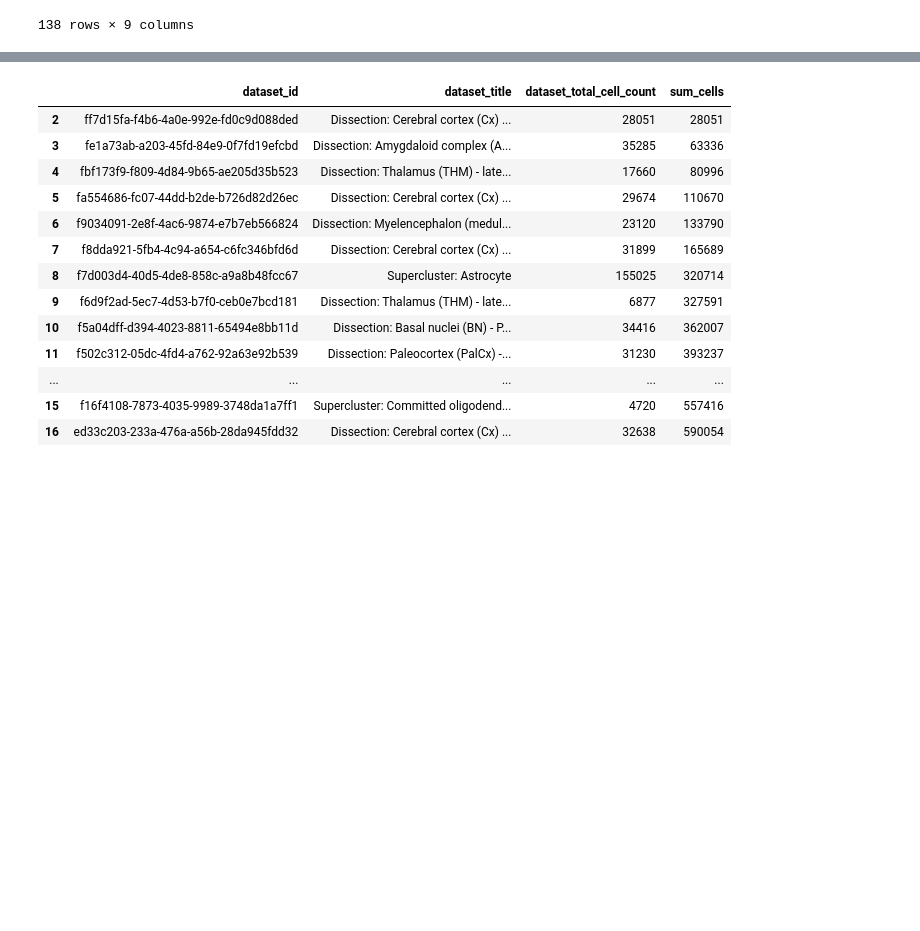
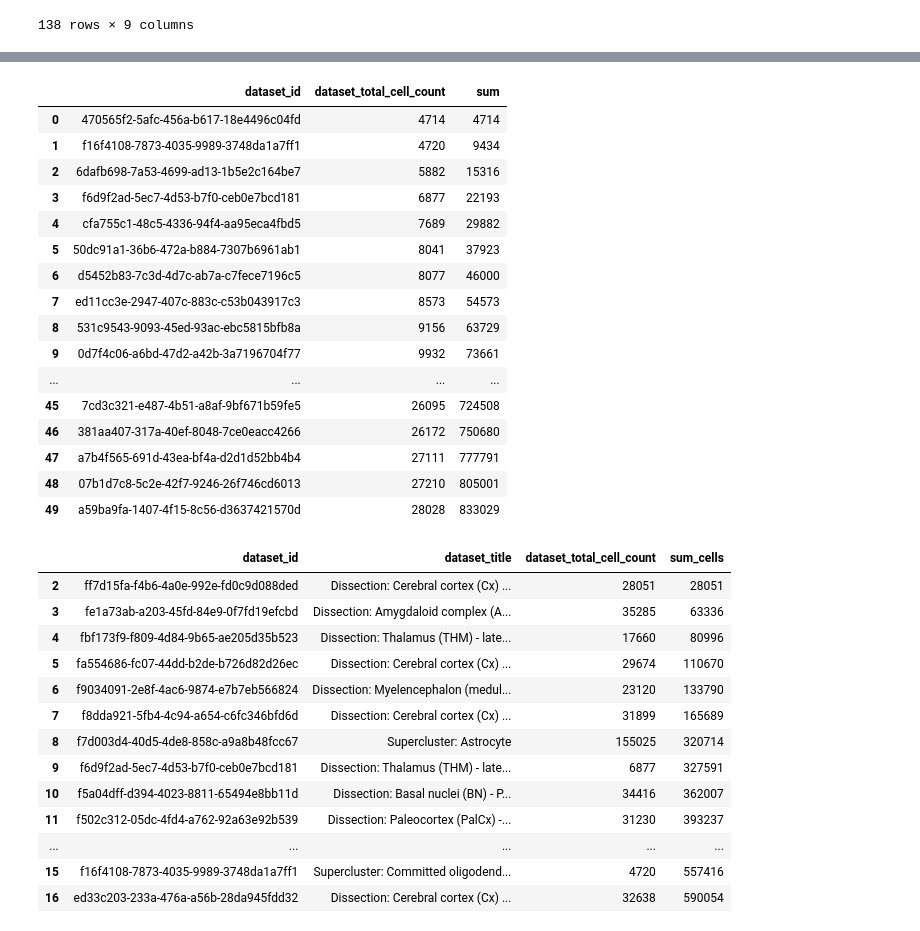
Before and after one commit to TileDB-Inc/arrayloader-benchmarks, a Jupyter notebook: notebooks/download-census-slice.ipynb, the cells around one changed output, grey strips where cells are left out. Cells and saved outputs as stored; diff of their text form; code cells hidden in the pictures; blank space fills up the shorter version.

```diff
--- a/notebooks/download-census-slice.ipynb
+++ b/notebooks/download-census-slice.ipynb
@@ -89,3 +89,6 @@ ddf
 | 136 | 332 | 283d65eb-dd53-496d-adb7-7570c7caa443 | Human Brain Cell Atlas v1.0 | 10.1126/science.add7046 | 0325478a-9b52-45b5-b40a-2e2ab0d72eb1 | 789736b6-7d28-444d-a600-b76c607d041e | ... |
 | 137 | 333 | 283d65eb-dd53-496d-adb7-7570c7caa443 | Human Brain Cell Atlas v1.0 | 10.1126/science.add7046 | 00476f9f-ebc1-4b72-b541-32f912ce36ea | 5fe1baf0-1209-49af-a859-3cd2a28414e9 | ... |
 138 rows × 9 columns
+# %%
+agg = ddf.set_index('dataset_id').dataset_total_cell_count.cumsum()
+print(agg)
@@ -91,0 +124,5 @@ ddf
+# %%
+sagg = ddf.set_index('dataset_id').dataset_total_cell_count.sort_values().reset_index()
+sagg['sum'] = sagg.dataset_total_cell_count.cumsum()
+#sagg = pd.concat([ sagg, sagg.cumsum().rename('sum') ], axis=1)
+sagg
@@ -92,3 +157,25 @@ ddf
+# %%
+pd.options.display.max_rows = 50
+# %%
+sagg.iloc[:50]
+# %% [output]
+|  | dataset_id | dataset_total_cell_count | sum |
+| 0 | 470565f2-5afc-456a-b617-18e4496c04fd | 4714 | 4714 |
+| 1 | f16f4108-7873-4035-9989-3748da1a7ff1 | 4720 | 9434 |
+| 2 | 6dafb698-7a53-4699-ad13-1b5e2c164be7 | 5882 | 15316 |
+| 3 | f6d9f2ad-5ec7-4d53-b7f0-ceb0e7bcd181 | 6877 | 22193 |
+| 4 | cfa755c1-48c5-4336-94f4-aa95eca4fbd5 | 7689 | 29882 |
+| 5 | 50dc91a1-36b6-472a-b884-7307b6961ab1 | 8041 | 37923 |
+| 6 | d5452b83-7c3d-4d7c-ab7a-c7fece7196c5 | 8077 | 46000 |
+| 7 | ed11cc3e-2947-407c-883c-c53b043917c3 | 8573 | 54573 |
+| 8 | 531c9543-9093-45ed-93ac-ebc5815bfb8a | 9156 | 63729 |
+| 9 | 0d7f4c06-a6bd-47d2-a42b-3a7196704f77 | 9932 | 73661 |
+| ... | ... | ... | ... |
+| 45 | 7cd3c321-e487-4b51-a8af-9bf671b59fe5 | 26095 | 724508 |
+| 46 | 381aa407-317a-40ef-8048-7ce0eacc4266 | 26172 | 750680 |
+| 47 | a7b4f565-691d-43ea-bf4a-d2d1d52bb4b4 | 27111 | 777791 |
+| 48 | 07b1d7c8-5c2e-42f7-9246-26f746cd6013 | 27210 | 805001 |
+| 49 | a59ba9fa-1407-4f15-8c56-d3637421570d | 28028 | 833029 |
 # %%
 datasets = ddf.iloc[2:20][['dataset_id', 'dataset_title', 'dataset_total_cell_count']]
 datasets['sum_cells'] = datasets.dataset_total_cell_count.cumsum()
```
Also changed, not shown: parts of 4 cells of this notebook, 8 other files.
